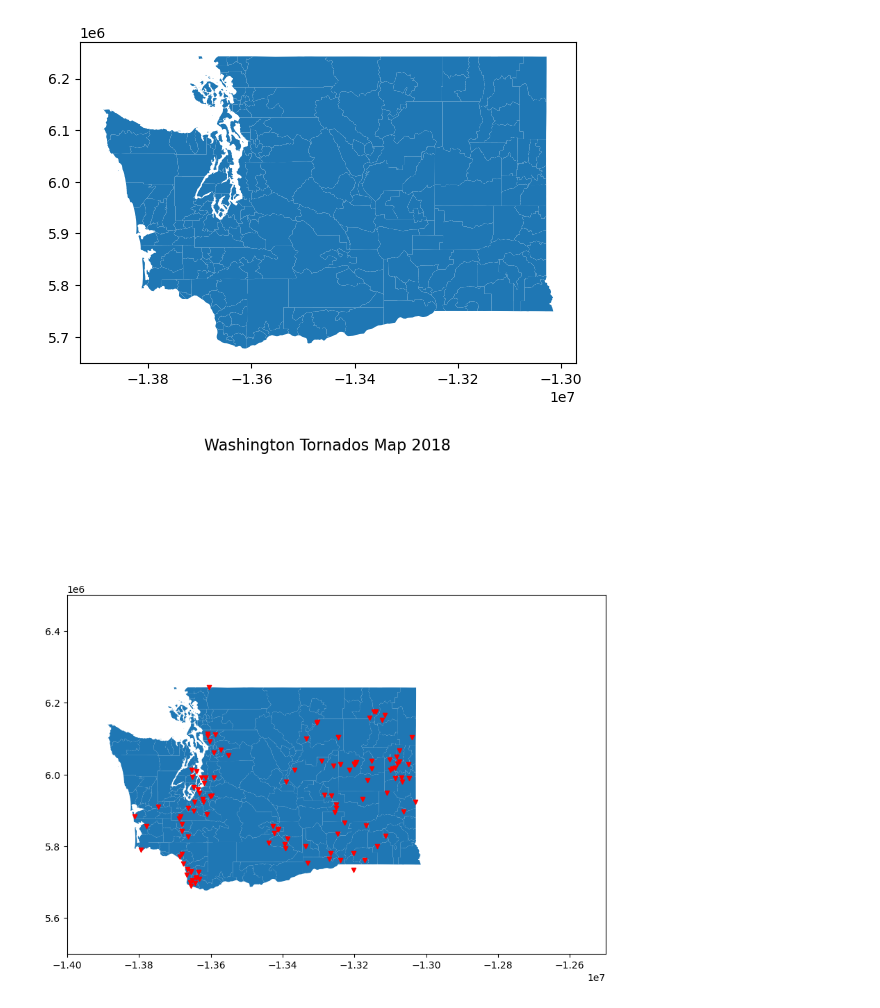
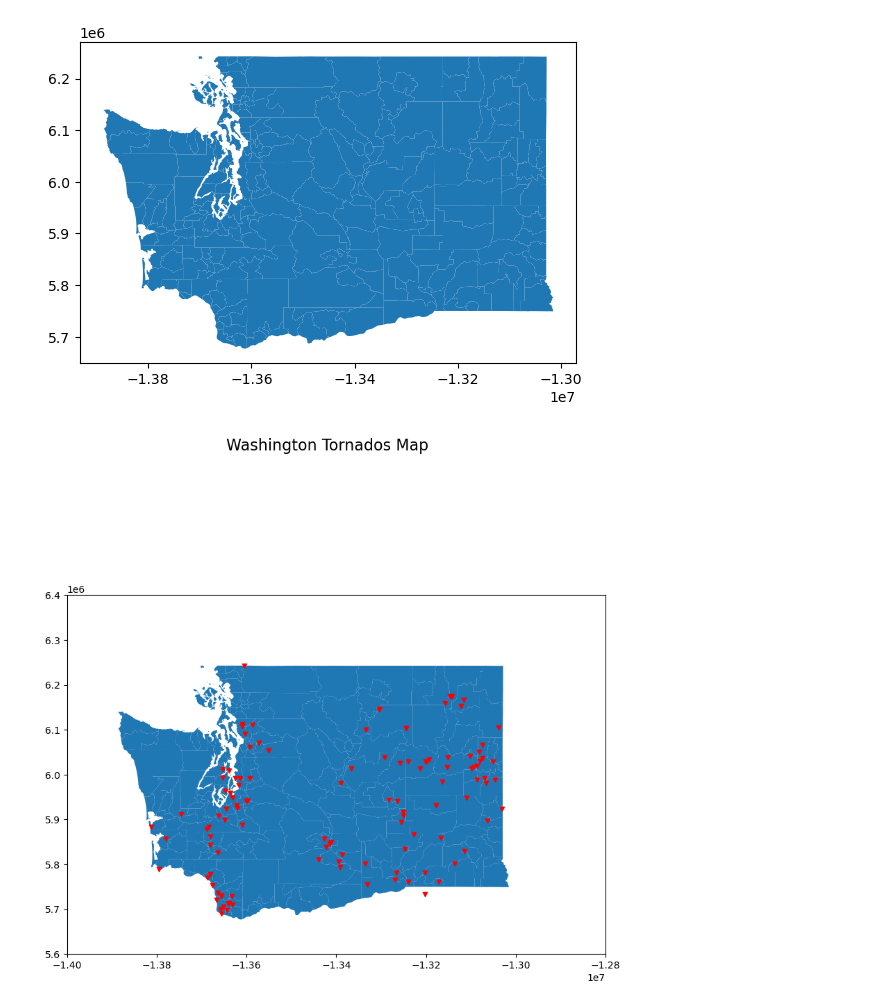
Before and after one commit to speedrun-program/cs445, a Jupyter notebook: lab4/jack_lab4.ipynb, the cells around one changed output. Drawn from its saved outputs; the diff is of its cells as text; code cells hidden in the pictures.

```diff
--- a/lab4/jack_lab4.ipynb
+++ b/lab4/jack_lab4.ipynb
@@ -119,18 +121,18 @@ plt.show()
 # %%
 washington_twisters = tornados[tornados["st"] == "WA"]
 
 fig = plt.figure(1, figsize=(10,10))
 ax = fig.add_subplot()
 
-ax.set_xlim(-14000000, -12500000)
-ax.set_ylim(5500000, 6500000)
+ax.set_xlim(-14000000, -12800000)
+ax.set_ylim(5600000, 6400000)
 
-fig.suptitle('Washington Tornados Map 2018', fontsize=16)
+fig.suptitle('Washington Tornados Map', fontsize=16)
 
 washington_map.plot(ax=ax, linewidth=.8)
 
 washington_twisters.plot(ax=ax, color='red', marker='v', markersize=20)
 
 plt.show()
 # %% [output]
-[figure, old version]
+[figure, new version]
```
Also changed, not shown: parts of 8 cells of this notebook.
